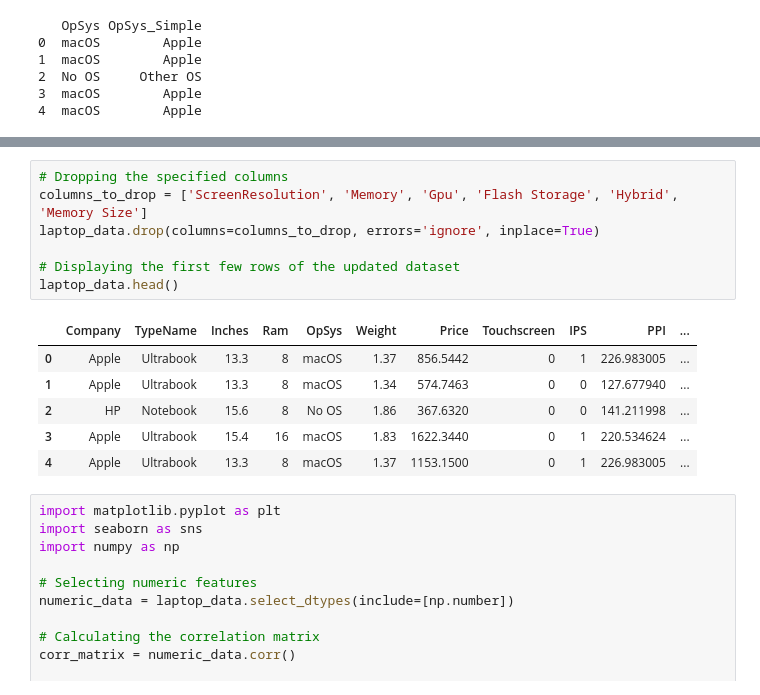
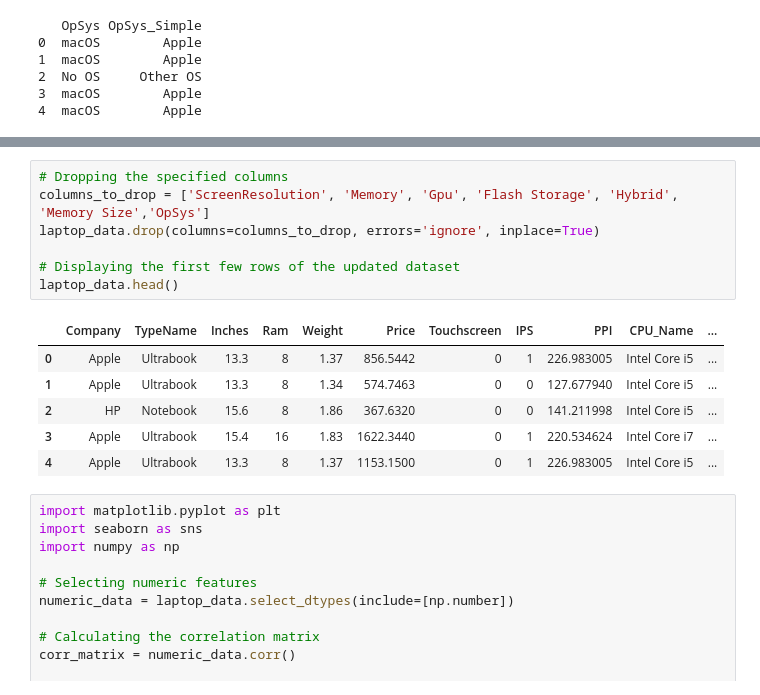
Before and after one commit to HENGSOPHANHA/Laptop_Price_Predictor, a Jupyter notebook: Laptop_Price_Predictor.ipynb, the cells around one changed output, grey strips where cells are left out. Cells and saved outputs as stored; diff of their text form.

```diff
--- a/Laptop_Price_Predictor.ipynb
+++ b/Laptop_Price_Predictor.ipynb
@@ -435,18 +435,18 @@ laptop_data.head()
 | 4 | Apple | Ultrabook | 13.3 | IPS Panel Retina Display 2560x1600 | 8 | 256GB SSD | Intel Iris Plus Graphics 650 | macOS | 1.37 | 1153.1500 | ... |
 # %%
 # Dropping the specified columns
-columns_to_drop = ['ScreenResolution', 'Memory', 'Gpu', 'Flash Storage', 'Hybrid', 'Memory Size']
+columns_to_drop = ['ScreenResolution', 'Memory', 'Gpu', 'Flash Storage', 'Hybrid', 'Memory Size','OpSys']
 laptop_data.drop(columns=columns_to_drop, errors='ignore', inplace=True)
 
 # Displaying the first few rows of the updated dataset
 laptop_data.head()
 # %% [output]
-|  | Company | TypeName | Inches | Ram | OpSys | Weight | Price | Touchscreen | IPS | PPI | ... |
-| 0 | Apple | Ultrabook | 13.3 | 8 | macOS | 1.37 | 856.5442 | 0 | 1 | 226.983005 | ... |
-| 1 | Apple | Ultrabook | 13.3 | 8 | macOS | 1.34 | 574.7463 | 0 | 0 | 127.677940 | ... |
-| 2 | HP | Notebook | 15.6 | 8 | No OS | 1.86 | 367.6320 | 0 | 0 | 141.211998 | ... |
-| 3 | Apple | Ultrabook | 15.4 | 16 | macOS | 1.83 | 1622.3440 | 0 | 1 | 220.534624 | ... |
-| 4 | Apple | Ultrabook | 13.3 | 8 | macOS | 1.37 | 1153.1500 | 0 | 1 | 226.983005 | ... |
+|  | Company | TypeName | Inches | Ram | Weight | Price | Touchscreen | IPS | PPI | CPU_Name | ... |
+| 0 | Apple | Ultrabook | 13.3 | 8 | 1.37 | 856.5442 | 0 | 1 | 226.983005 | Intel Core i5 | ... |
+| 1 | Apple | Ultrabook | 13.3 | 8 | 1.34 | 574.7463 | 0 | 0 | 127.677940 | Intel Core i5 | ... |
+| 2 | HP | Notebook | 15.6 | 8 | 1.86 | 367.6320 | 0 | 0 | 141.211998 | Intel Core i5 | ... |
+| 3 | Apple | Ultrabook | 15.4 | 16 | 1.83 | 1622.3440 | 0 | 1 | 220.534624 | Intel Core i7 | ... |
+| 4 | Apple | Ultrabook | 13.3 | 8 | 1.37 | 1153.1500 | 0 | 1 | 226.983005 | Intel Core i5 | ... |
 # %%
 import matplotlib.pyplot as plt
 import seaborn as sns
```
Also changed, not shown: parts of 22 cells of this notebook, 2 other files.
